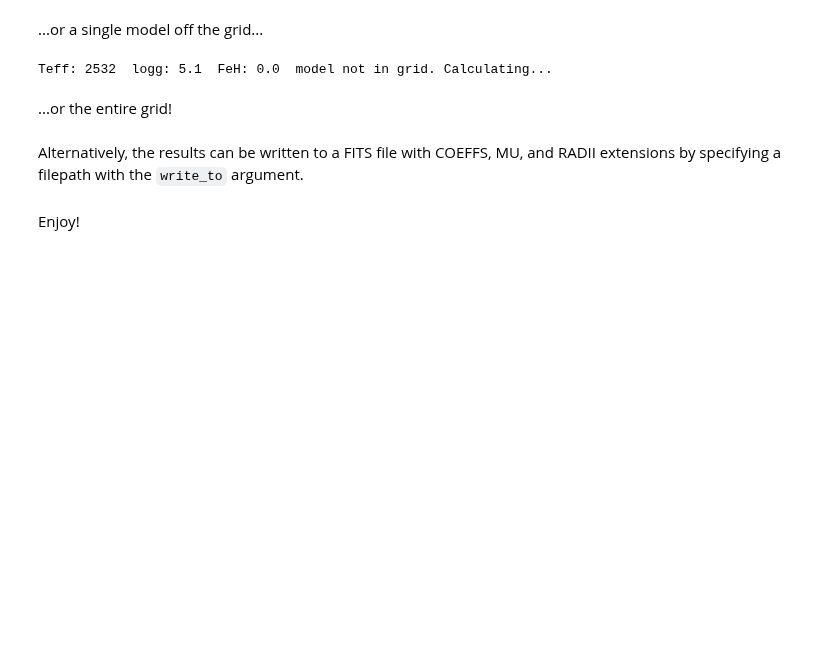
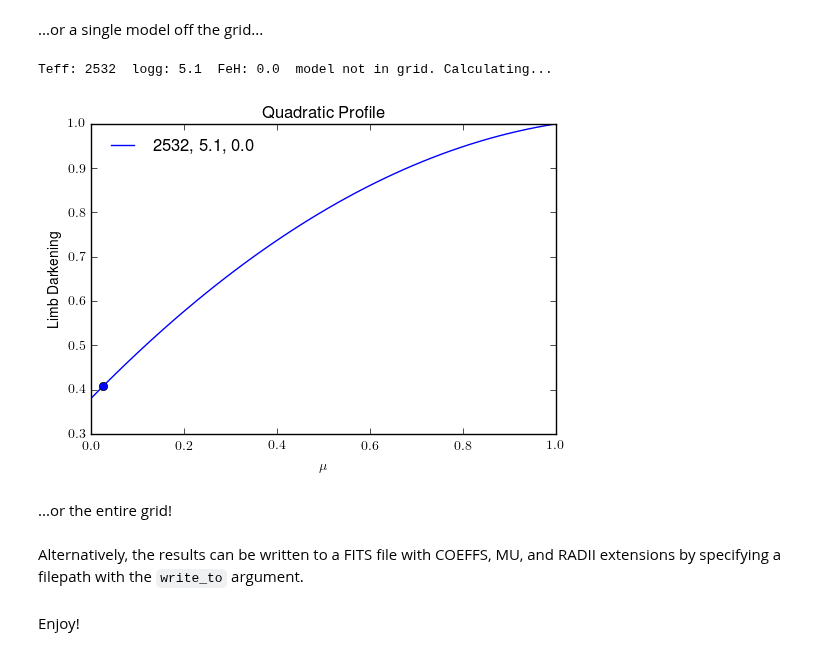
Before and after one commit to ExoCTK/exoctk, a Jupyter notebook: ExoCTK/limb_dark/ldc_demo.ipynb, the cells around one changed output. Drawn from its saved outputs; the diff is of its cells as text; code cells hidden in the pictures; blank space fills up the shorter version.

```diff
--- a/ExoCTK/limb_dark/ldc_demo.ipynb
+++ b/ExoCTK/limb_dark/ldc_demo.ipynb
@@ -60,9 +62,10 @@ coeffs, mu, radius = lf.ldc(teff, logg, FeH, grid, 'quadratic')
 ...or a single model off the grid...
 # %%
 teff, logg, FeH = 2532, 5.1, 0.0
-coeffs, mu, radius = lf.ldc(teff, logg, FeH, grid, 'quadratic')
+coeffs, mu, radius = lf.ldc(teff, logg, FeH, grid, 'quadratic', plot=True)
 # %% [output]
 Teff: 2532  logg: 5.1  FeH: 0.0  model not in grid. Calculating...
+[figure, added]
 # %% [markdown]
 ...or the entire grid!
 # %%
```
Also changed, not shown: parts of 3 cells of this notebook, 3 other files.
